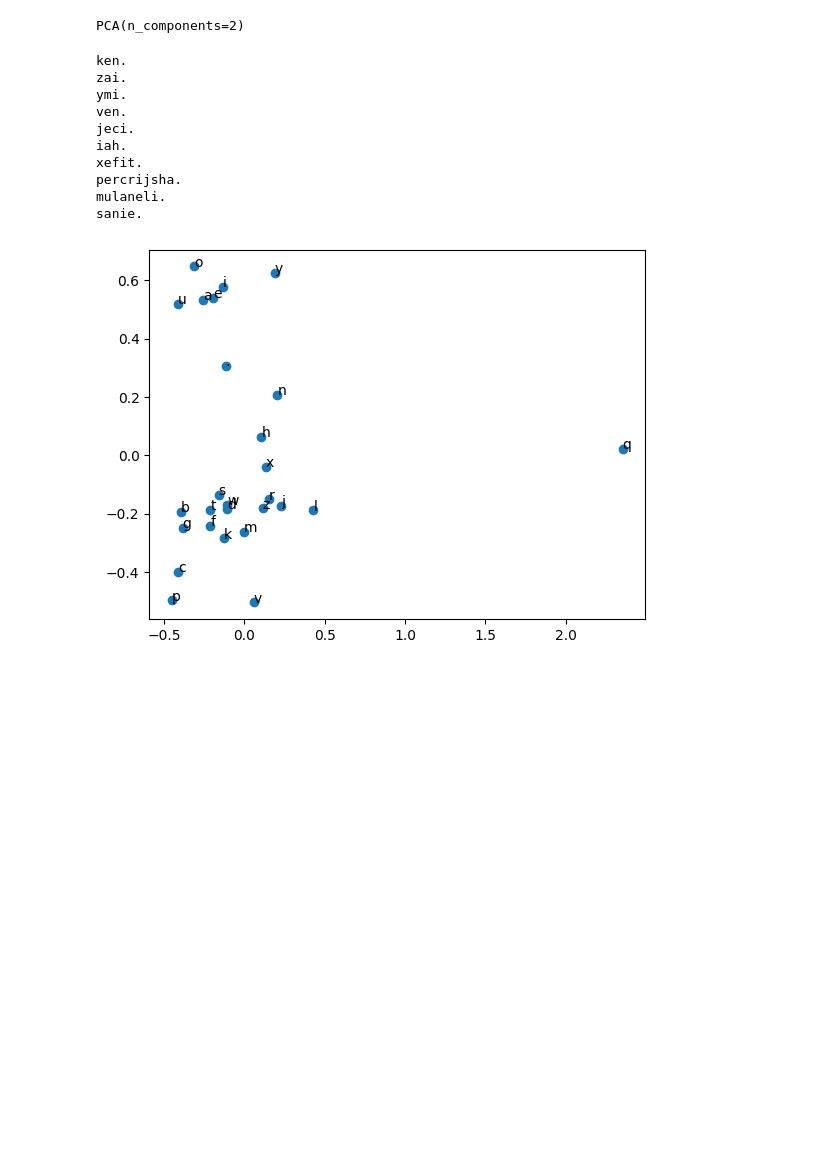
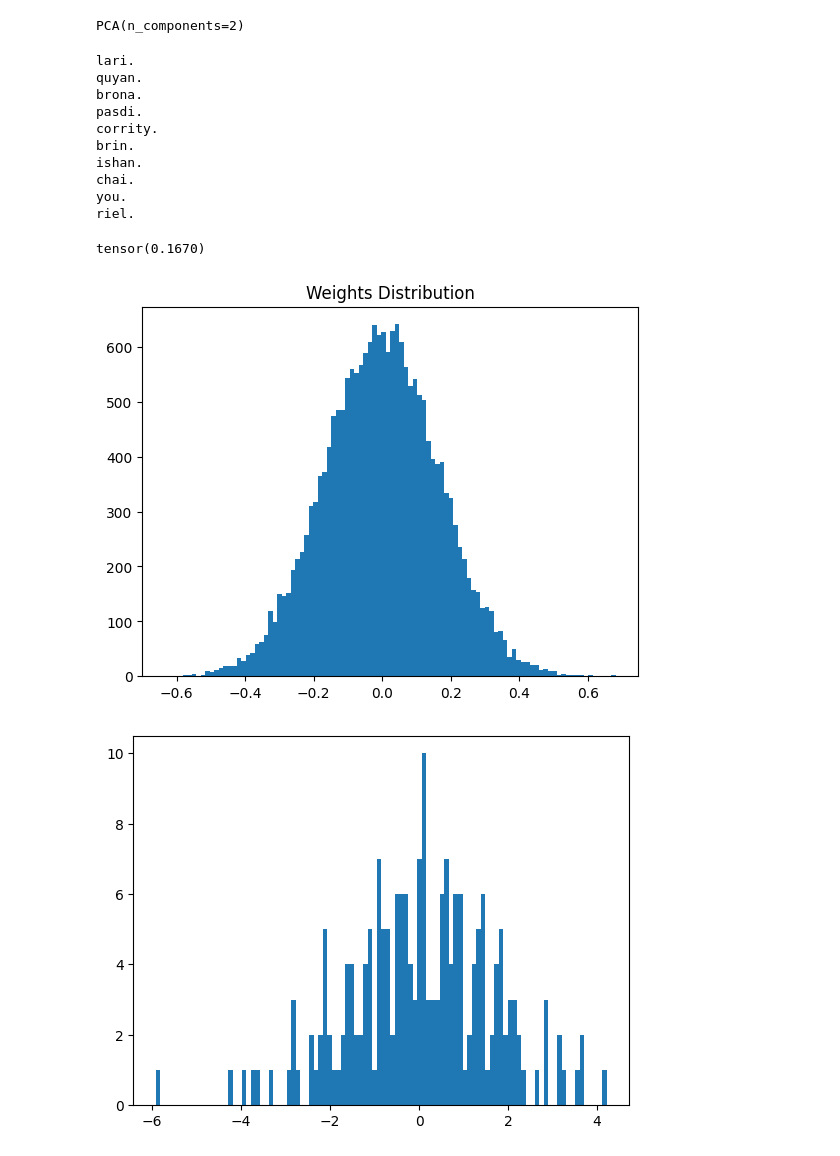
Before and after one commit to AshishSinha5/misc, a Jupyter notebook: misc_dl/makemore_part3.ipynb, the cells around one changed output. Cells and saved outputs as stored; diff of their text form; code cells hidden in the pictures; blank space fills up the shorter version.

Commit message:
kaiming init justification

```diff
--- a/misc_dl/makemore_part3.ipynb
+++ b/misc_dl/makemore_part3.ipynb
@@ -283,8 +283,18 @@ for _ in  range(10):
         start_idx = torch.hstack((torch.tensor([[0]]), start_idx))
 
     while True:
-        y_pred = forward(start_idx)
-        y_probs = F.softmax(y_pred, dim = 1)
+        # performance on the train data
+        emb = C[start_idx]
+        # concatenate
+        x2 = emb.view(emb.shape[0], block_size*num_emb_dim)
+        # transform the embedding output
+        hpreact = (x2@W1 + b1)
+        hpreact = bnscale * (hpreact  - running_mean ) / running_std + bnshift
+        # apply the non linearity
+        x3 = torch.tanh(hpreact)
+        # apply next transformation to output the logits
+        logits = x3@W2 + b2
+        y_probs = F.softmax(logits, dim = 1)
         ipred = torch.multinomial(y_probs, num_samples=1, generator=g).item()
         cpred = itos[ipred]
         output += cpred
@@ -295,20 +305,32 @@ for _ in  range(10):
 
     print(output)
 # %% [output]
-ken.
-zai.
-ymi.
-ven.
-jeci.
-iah.
-xefit.
-percrijsha.
-mulaneli.
-sanie.
+lari.
+quyan.
+brona.
+pasdi.
+corrity.
+brin.
+ishan.
+chai.
+you.
+riel.
 # %%
-projected = pca.transform(C.detach().cpu().numpy())
-plt.scatter(projected[:, 0], projected[:, 1])
-for i in range(projected.shape[0]):
-    plt.text(projected[i, 0], projected[i, 1], itos[i])
+# why is kaiming initilization needed in the first place
+x = torch.randn(1, 100)
+w = torch.randn((100, 200)) *(5/3) / (100)**0.5
+hpreact = x@w
+h = torch.tanh(hpreact)
+print(torch.std(w.view(-1, 1)))
+plt.title("Weights Distribution")
+plt.hist(w.view(-1, 1), bins = 100)
+plt.show()
+plt.hist(hpreact.view(-1, 1), bins = 100)
+plt.show()
+plt.title("Activation Distribution")
+plt.hist(h.view(-1, 1), bins = 100)
+plt.show()
 # %% [output]
+tensor(0.1670)
-[figure, old version]
+[figure, new version]
+[figure, added]
```
Also changed, not shown: parts of 2 cells of this notebook.
